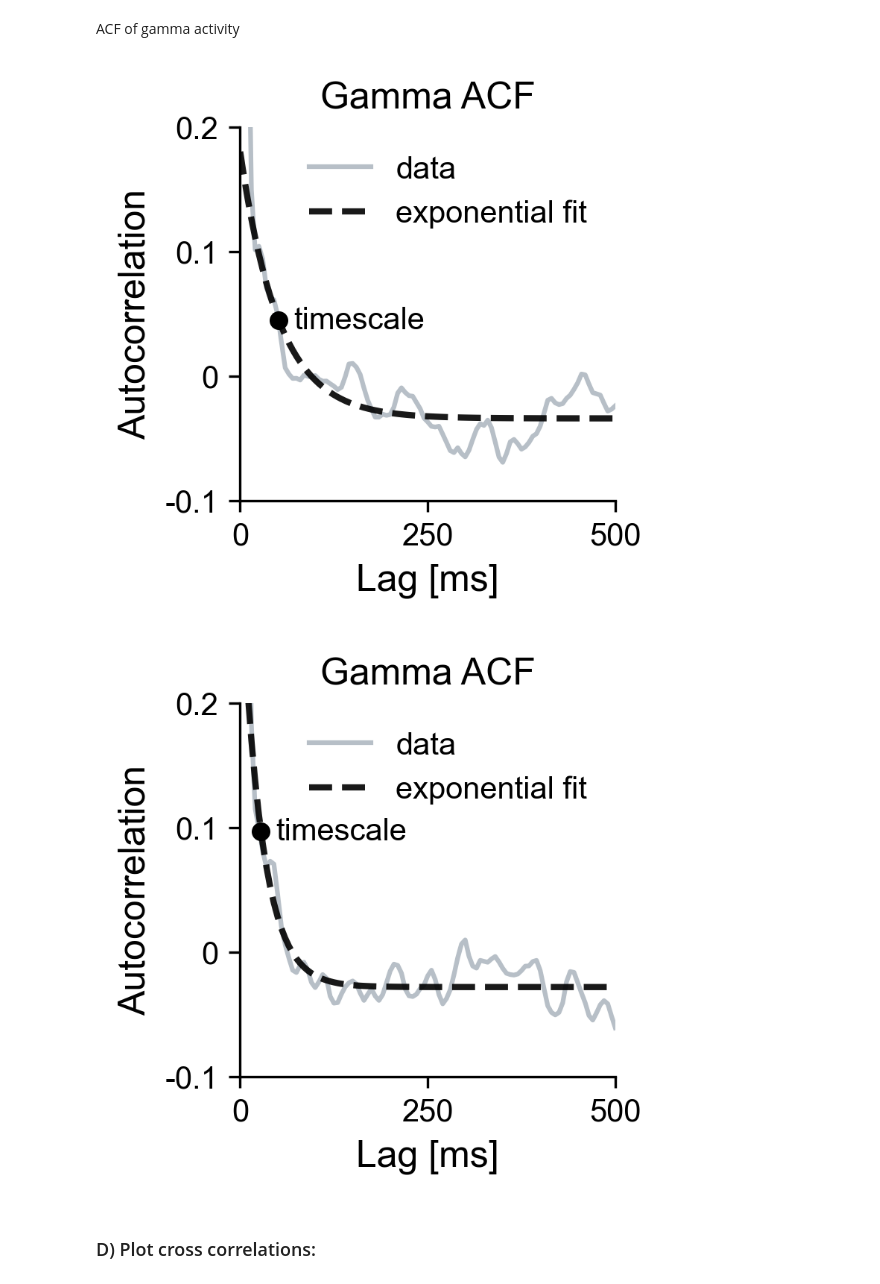
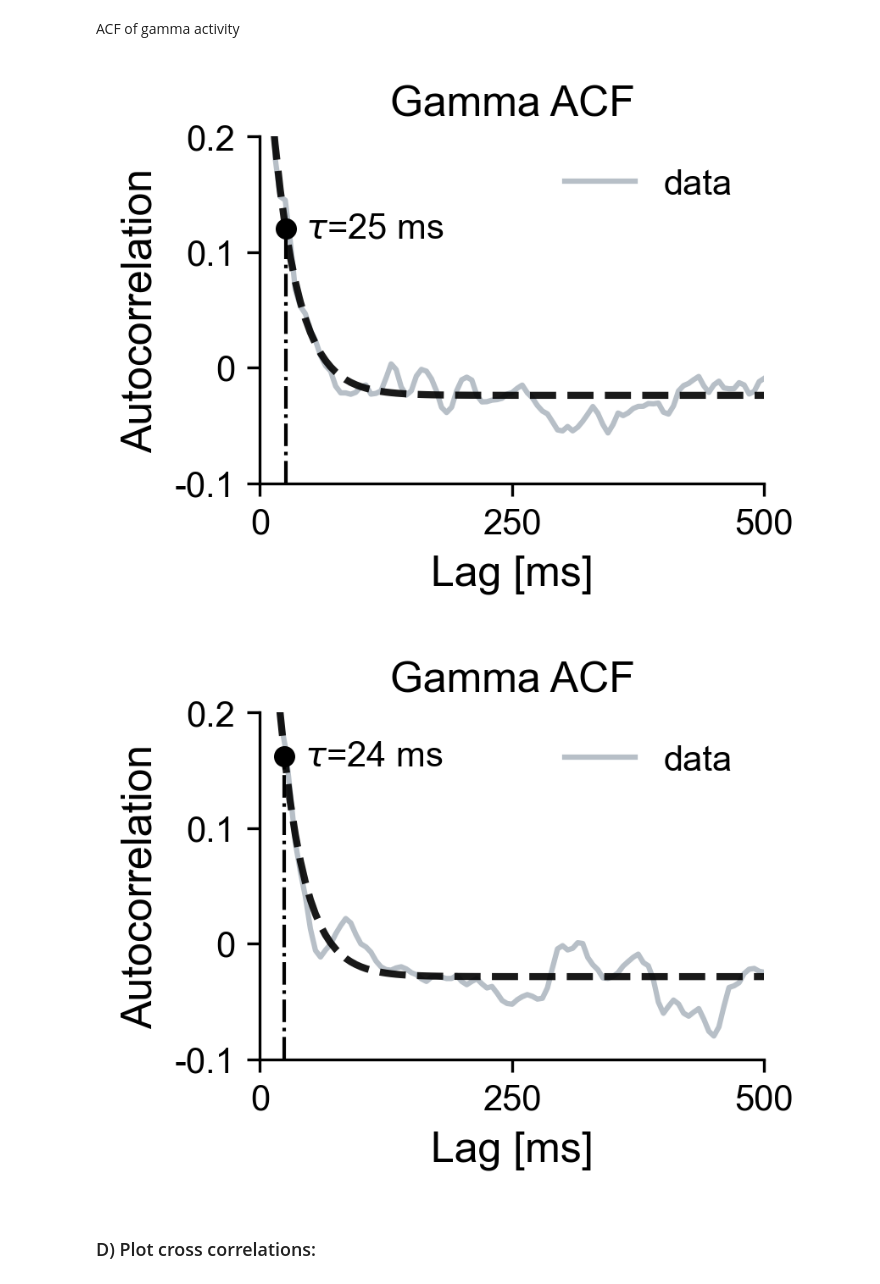
Before and after one commit to cusinatr/MNI-Analysis, a Jupyter notebook: Analysis/Figures/Fig_intro.ipynb, the cells around one changed output. Drawn from its saved outputs; the diff is of its cells as text; code cells hidden in the pictures.

```diff
--- a/Analysis/Figures/Fig_intro.ipynb
+++ b/Analysis/Figures/Fig_intro.ipynb
@@ -73,8 +45,8 @@ data_R = data["Data_R"].T
 Selected patients and channels to plot:
 # %%
 # Patients and channels to use
-pats = [34, 34] # [78, 78]  # [34, 34]
-chans = ["GD034Lr_3", "GD034Lu_2"] # ["MM078LOF3", "MM078LH8"]  # ["GD034Lr_3", "GD034Lu_2"]
+pats = [78, 78]  # [34, 34]
+chans = ["MM078LOF3", "MM078LH8"]  # ["GD034Lr_3", "GD034Lu_2"]
 lobes = ["Frontal", "Temporal"]
 # %% [markdown]
 Define names and colors:
@@ -407,7 +418,7 @@ for pat, chan, lobe in zip(pats, chans, lobes):
 ACF of gamma activity
 # %%
 # Figsize in cm
-figsize = (5.5, 5.5)
+figsize = (6.5, 4.5)
 
 for pat, chan, lobe in zip(pats, chans, lobes):
     pat_dir = gamma_path.joinpath("Pats", str(pat).zfill(3))
@@ -451,7 +462,15 @@ for pat, chan, lobe in zip(pats, chans, lobes):
             ls="--",
             lw=2,
             alpha=0.9,
-            label="exponential fit",
+            #label="exponential fit",
+        )
+        ax.plot(
+            [params[0] * 1000, params[0] * 1000],
+            [-0.1, params[1] * (1/np.e + params[2])],
+            lw=1,
+            ls="-.",
+            c="k",
+            zorder=5
         )
         ax.scatter(
             params[0] * 1000,
@@ -462,42 +481,41 @@ for pat, chan, lobe in zip(pats, chans, lobes):
             zorder=5
         )
         ax.annotate(
-            "timescale",
+            r"$\tau$=" + str(round(params[0] * 1000)) + " ms",
             (params[0] * 1000 + 20, params[1] * (1/np.e + params[2])),
             va="center",
             fontsize=plots.fsize.TEXT_SIZE
         )
-        # title = " - ".join([str(pat), chan, lobe])
         ax.set_title(
             "Gamma ACF", fontsize=plots.fsize.TITLE_SIZE
         )
         ax.set_xlim(0, 500)
         ax.set_xticks(
             [0, 250, 500],
             labels=[0, 250, 500],
             fontsize=plots.fsize.TICK_SIZE
         )
         ax.set_xlabel(
             "Lag [ms]", fontsize=plots.fsize.LABEL_SIZE
         )
         ax.set_ylim(-0.1, 0.2)
         ax.set_yticks(
             [-0.1, 0, 0.1, 0.2],
             labels=[-0.1, 0, 0.1, 0.2],
             fontsize=plots.fsize.TICK_SIZE
         )
         ax.set_ylabel(
             "Autocorrelation", fontsize=plots.fsize.LABEL_SIZE
         )
         plots._format_spines(ax)
     ax.legend(frameon=False, fontsize=plots.fsize.TEXT_SIZE)
 
     plots.save_figure(fig, fig_path.joinpath(f"ACF_{pat}_{chan}_gamma.svg"))
 
     plt.show()
 # %% [output]
-[figure, old version]
+[figure, new version]
-[figure, old version]
+[figure, new version]
 # %% [markdown]
 ### D) Plot cross correlations:
 # %%
```
Also changed, not shown: parts of 6 cells of this notebook, 3 other files.
